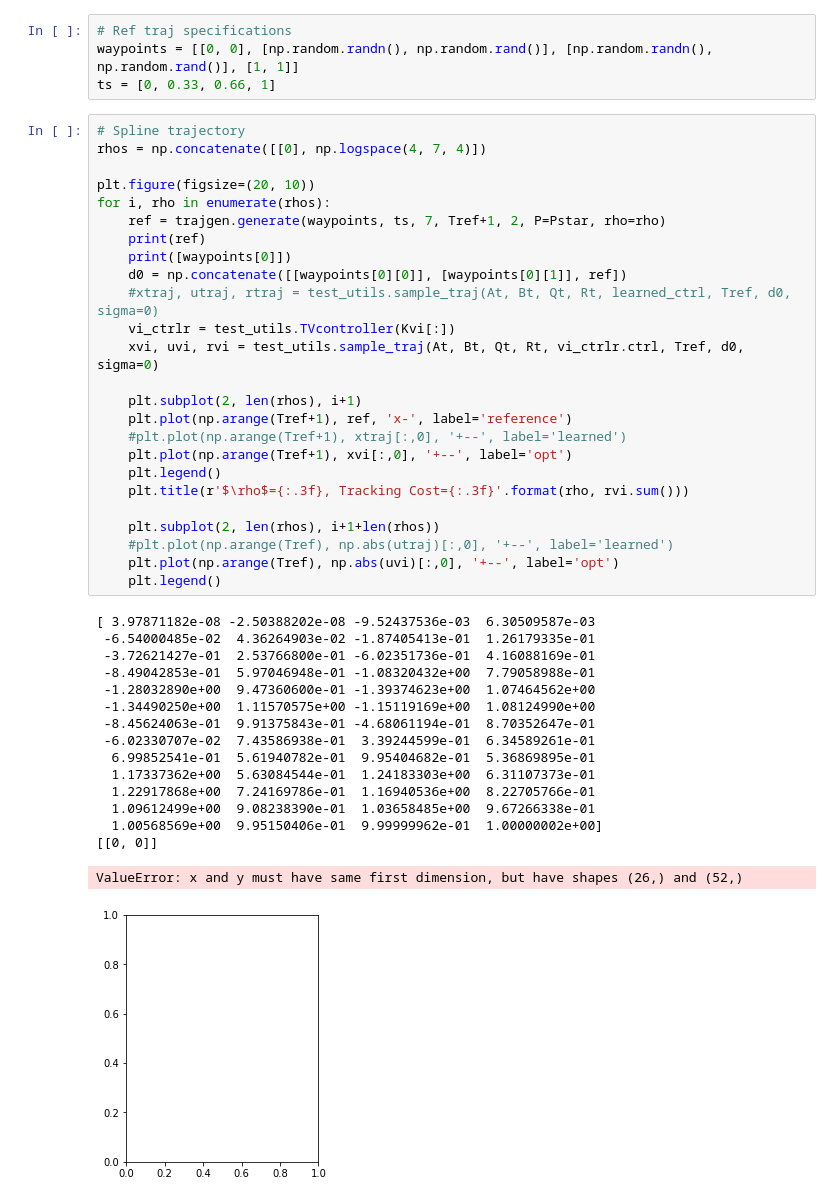
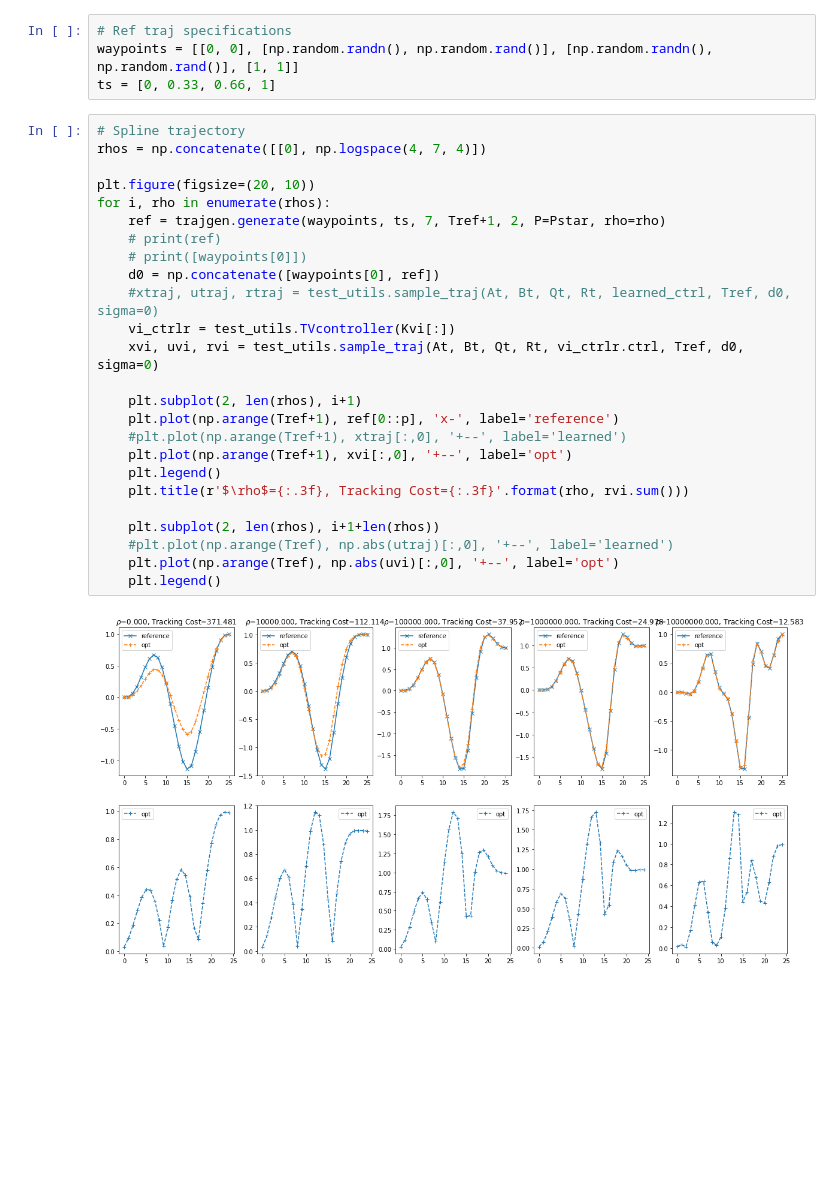
Before and after one commit to Nusha97/Layered-control-architectures-for-Robotics, a Jupyter notebook: Python/lstd_tutorial.ipynb, the cells around one changed output. Cells and saved outputs as stored; diff of their text form; blank space fills up the shorter version.

```diff
--- a/Python/lstd_tutorial.ipynb
+++ b/Python/lstd_tutorial.ipynb
@@ -268,42 +268,27 @@ ts = [0, 0.33, 0.66, 1]
 # %%
 # Spline trajectory
 rhos = np.concatenate([[0], np.logspace(4, 7, 4)])
 
 plt.figure(figsize=(20, 10))
 for i, rho in enumerate(rhos):
     ref = trajgen.generate(waypoints, ts, 7, Tref+1, 2, P=Pstar, rho=rho)
-    print(ref)
-    print([waypoints[0]])
-    d0 = np.concatenate([[waypoints[0][0]], [waypoints[0][1]], ref])
+    # print(ref)
+    # print([waypoints[0]])
+    d0 = np.concatenate([waypoints[0], ref])
     #xtraj, utraj, rtraj = test_utils.sample_traj(At, Bt, Qt, Rt, learned_ctrl, Tref, d0, sigma=0)
     vi_ctrlr = test_utils.TVcontroller(Kvi[:])
     xvi, uvi, rvi = test_utils.sample_traj(At, Bt, Qt, Rt, vi_ctrlr.ctrl, Tref, d0, sigma=0)
 
     plt.subplot(2, len(rhos), i+1)
-    plt.plot(np.arange(Tref+1), ref, 'x-', label='reference')
+    plt.plot(np.arange(Tref+1), ref[0::p], 'x-', label='reference')
     #plt.plot(np.arange(Tref+1), xtraj[:,0], '+--', label='learned')
     plt.plot(np.arange(Tref+1), xvi[:,0], '+--', label='opt')
     plt.legend()
     plt.title(r'$\rho$={:.3f}, Tracking Cost={:.3f}'.format(rho, rvi.sum()))
 
     plt.subplot(2, len(rhos), i+1+len(rhos))
     #plt.plot(np.arange(Tref), np.abs(utraj)[:,0], '+--', label='learned')
     plt.plot(np.arange(Tref), np.abs(uvi)[:,0], '+--', label='opt')
     plt.legend()
 # %% [output]
-[ 3.97871182e-08 -2.50388202e-08 -9.52437536e-03  6.30509587e-03
- -6.54000485e-02  4.36264903e-02 -1.87405413e-01  1.26179335e-01
- -3.72621427e-01  2.53766800e-01 -6.02351736e-01  4.16088169e-01
- -8.49042853e-01  5.97046948e-01 -1.08320432e+00  7.79058988e-01
- -1.28032890e+00  9.47360600e-01 -1.39374623e+00  1.07464562e+00
- -1.34490250e+00  1.11570575e+00 -1.15119169e+00  1.08124990e+00
- -8.45624063e-01  9.91375843e-01 -4.68061194e-01  8.70352647e-01
- -6.02330707e-02  7.43586938e-01  3.39244599e-01  6.34589261e-01
-  6.99852541e-01  5.61940782e-01  9.95404682e-01  5.36869895e-01
-  1.17337362e+00  5.63084544e-01  1.24183303e+00  6.31107373e-01
-  1.22917868e+00  7.24169786e-01  1.16940536e+00  8.22705766e-01
-  1.09612499e+00  9.08238390e-01  1.03658485e+00  9.67266338e-01
-  1.00568569e+00  9.95150406e-01  9.99999962e-01  1.00000002e+00]
-[[0, 0]]
-ValueError: x and y must have same first dimension, but have shapes (26,) and (52,)
-[figure, old version]
+[figure, new version]
```
Also changed, not shown: parts of 1 cell of this notebook.
